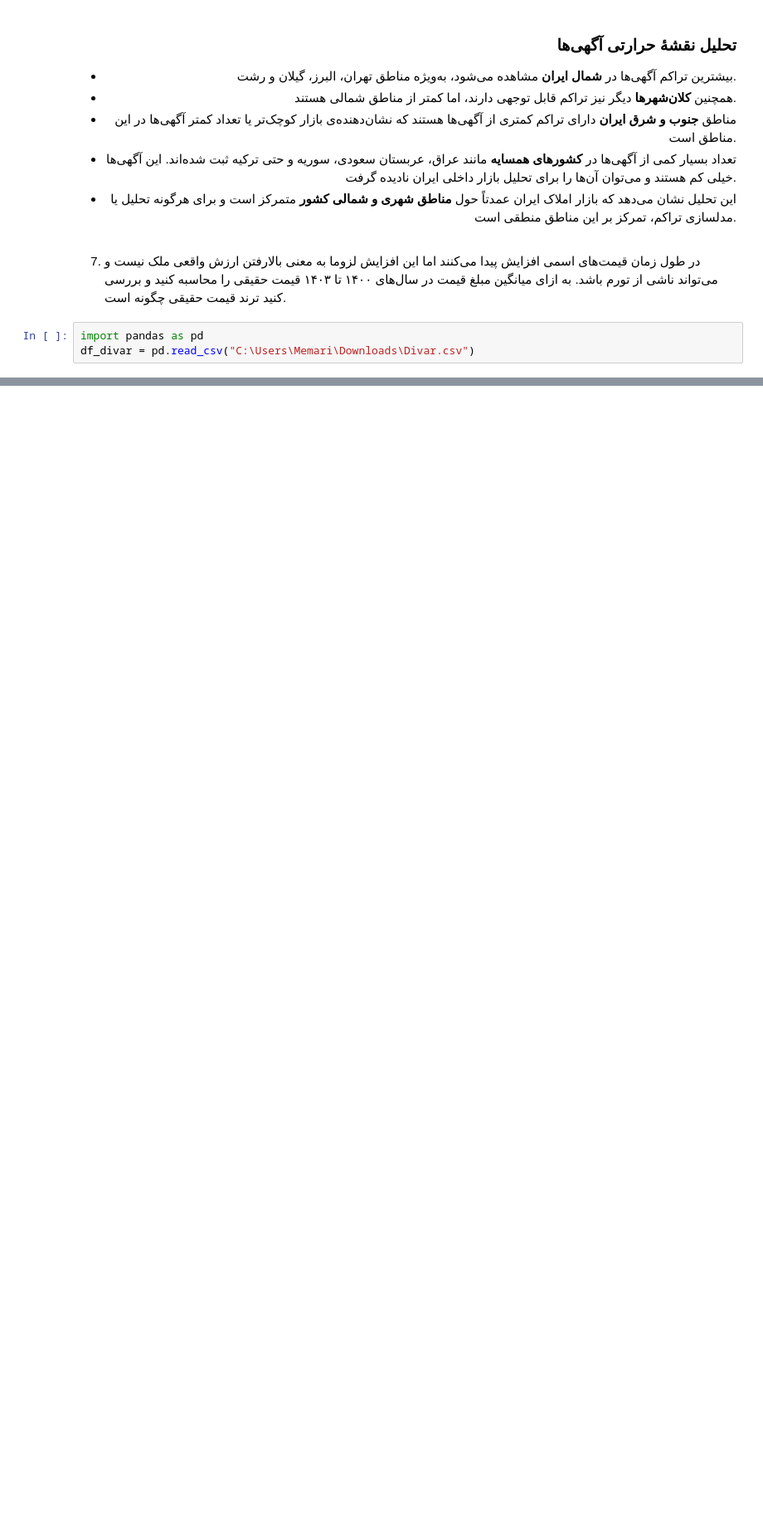
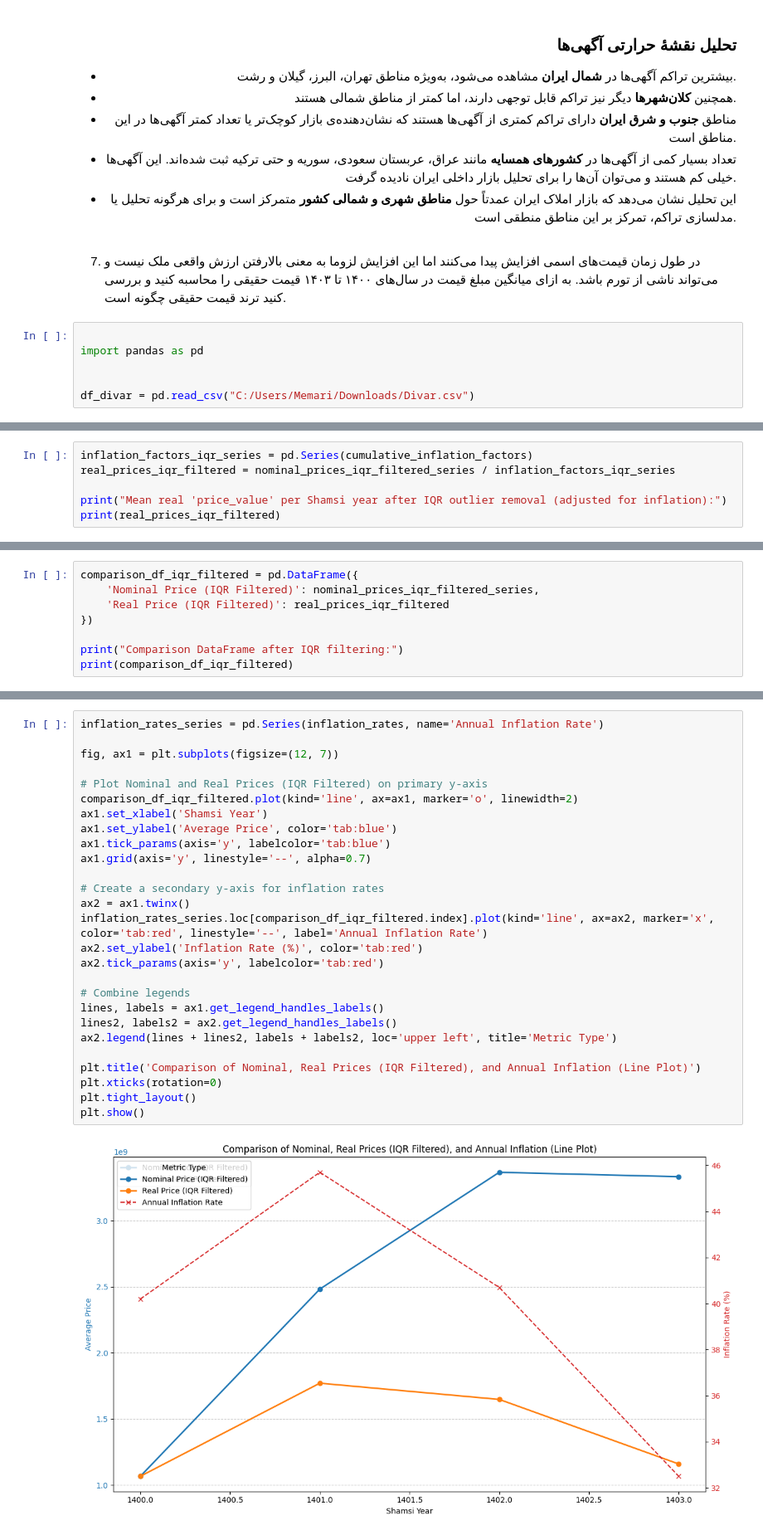
Before and after one commit to Navidbyti/real-estate-ml-project, a Jupyter notebook: 1-Questions/questions-final.ipynb, the cells around one changed output, grey strips where cells are left out. Shown: that part at 83% size. Drawn from its saved outputs; the diff is of its cells as text; blank space fills up the shorter version.

```diff
--- a/1-Questions/questions-final.ipynb
+++ b/1-Questions/questions-final.ipynb
@@ -125,5 +125,8 @@ imgplot = plt.imshow(img)
 # %% [markdown]
 7. در طول زمان قیمت‌های اسمی افزایش پیدا می‌کنند اما این افزایش لزوما به معنی بالارفتن ارزش واقعی ملک نیست و می‌تواند ناشی از تورم باشد. به ازای میانگین مبلغ قیمت در سال‌های ۱۴۰۰ تا ۱۴۰۳ قیمت حقیقی را محاسبه کنید و بررسی کنید ترند قیمت حقیقی چگونه است.
 # %%
+
 import pandas as pd
-df_divar = pd.read_csv("C:\Users\Memari\Downloads\Divar.csv")
+
+
+df_divar = pd.read_csv("C:/Users/Memari/Downloads/Divar.csv")
@@ -129,0 +374,6 @@ df_divar = pd.read_csv("C:\Users\Memari\Downloads\Divar.csv")
+# %%
+inflation_factors_iqr_series = pd.Series(cumulative_inflation_factors)
+real_prices_iqr_filtered = nominal_prices_iqr_filtered_series / inflation_factors_iqr_series
+
+print("Mean real 'price_value' per Shamsi year after IQR outlier removal (adjusted for inflation):")
+print(real_prices_iqr_filtered)
@@ -129,0 +387,8 @@ df_divar = pd.read_csv("C:\Users\Memari\Downloads\Divar.csv")
+# %%
+comparison_df_iqr_filtered = pd.DataFrame({
+    'Nominal Price (IQR Filtered)': nominal_prices_iqr_filtered_series,
+    'Real Price (IQR Filtered)': real_prices_iqr_filtered
+})
+
+print("Comparison DataFrame after IQR filtering:")
+print(comparison_df_iqr_filtered)
@@ -129,0 +402,29 @@ df_divar = pd.read_csv("C:\Users\Memari\Downloads\Divar.csv")
+# %%
+inflation_rates_series = pd.Series(inflation_rates, name='Annual Inflation Rate')
+
+fig, ax1 = plt.subplots(figsize=(12, 7))
+
+# Plot Nominal and Real Prices (IQR Filtered) on primary y-axis
+comparison_df_iqr_filtered.plot(kind='line', ax=ax1, marker='o', linewidth=2)
+ax1.set_xlabel('Shamsi Year')
+ax1.set_ylabel('Average Price', color='tab:blue')
+ax1.tick_params(axis='y', labelcolor='tab:blue')
+ax1.grid(axis='y', linestyle='--', alpha=0.7)
+
+# Create a secondary y-axis for inflation rates
+ax2 = ax1.twinx()
+inflation_rates_series.loc[comparison_df_iqr_filtered.index].plot(kind='line', ax=ax2, marker='x', color='tab:red', linestyle='--', label='Annual Inflation Rate')
+ax2.set_ylabel('Inflation Rate (%)', color='tab:red')
+ax2.tick_params(axis='y', labelcolor='tab:red')
+
+# Combine legends
+lines, labels = ax1.get_legend_handles_labels()
+lines2, labels2 = ax2.get_legend_handles_labels()
+ax2.legend(lines + lines2, labels + labels2, loc='upper left', title='Metric Type')
+
+plt.title('Comparison of Nominal, Real Prices (IQR Filtered), and Annual Inflation (Line Plot)')
+plt.xticks(rotation=0)
+plt.tight_layout()
+plt.show()
+# %% [output]
+[figure, added]
```
Also changed, not shown: parts of 20 cells of this notebook, 1 other file.
